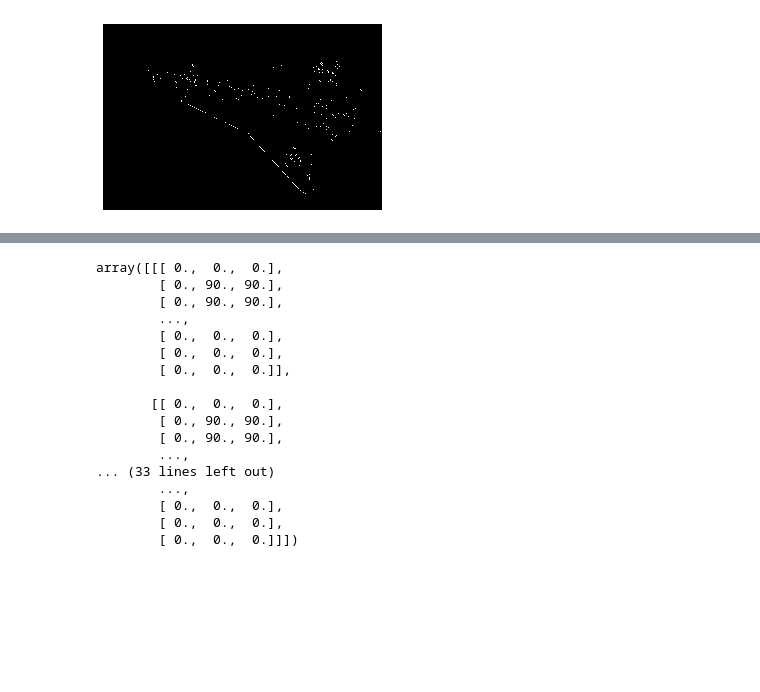
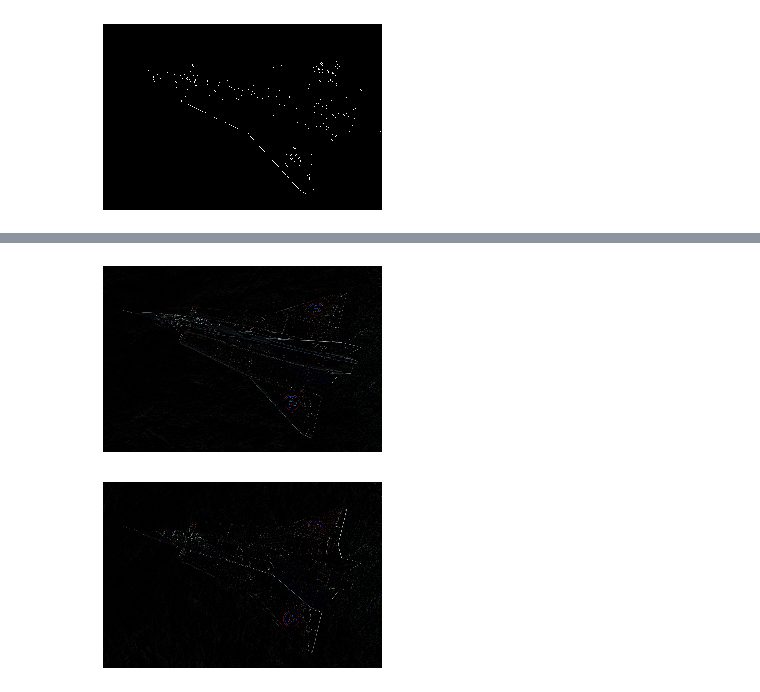
Before and after one commit to Daniel-E-B/cs280-computer-vision, a Jupyter notebook: Edge Detection/Edge detection.ipynb, the cells around one changed output, grey strips where cells are left out. Drawn from its saved outputs; the diff is of its cells as text; code cells hidden in the pictures; blank space fills up the shorter version.

```diff
--- a/Edge Detection/Edge detection.ipynb
+++ b/Edge Detection/Edge detection.ipynb
@@ -223,20 +211,29 @@ len(new_img[0])
-# %%
-dirs
-# %% [output]
-array([[[ 0.,  0.,  0.],
-        [ 0., 90., 90.],
-        [ 0., 90., 90.],
-        ...,
-        [ 0.,  0.,  0.],
-        [ 0.,  0.,  0.],
-        [ 0.,  0.,  0.]],
-
-       [[ 0.,  0.,  0.],
-        [ 0., 90., 90.],
-        [ 0., 90., 90.],
-        ...,
-... (33 lines left out)
-        ...,
-        [ 0.,  0.,  0.],
-        [ 0.,  0.,  0.],
-        [ 0.,  0.,  0.]]])
+# %%
+# vertical filter
+filter = np.array(
+[
+    1,0,-1
+])
+
+image = cv2.imread('../Filters/draken.jpg')
+# image = cv2.imread('/home/daniel/Downloads/gus.jpg')
+result = cv2.filter2D(image, -1, filter)
+display(result)
+# %% [output]
+[figure, added]
+# %%
+# horizontal filter (from before, for comparison)
+filter = np.array(
+[
+    [1,0,-1]
+])
+
+image = cv2.imread('../Filters/draken.jpg')
+# image = cv2.imread('/home/daniel/Downloads/gus.jpg')
+result = cv2.filter2D(image, -1, filter)
+display(result)
+
+# with the horizontal filter the vertical lines are much more apparent, such as the end of the elevator
+# with the vertical filter (above) the horizontal lines are much more apparent such as the front of the wings
+# %% [output]
+[figure, added]
```
Also changed, not shown: parts of 3 cells of this notebook, 1 other file.
